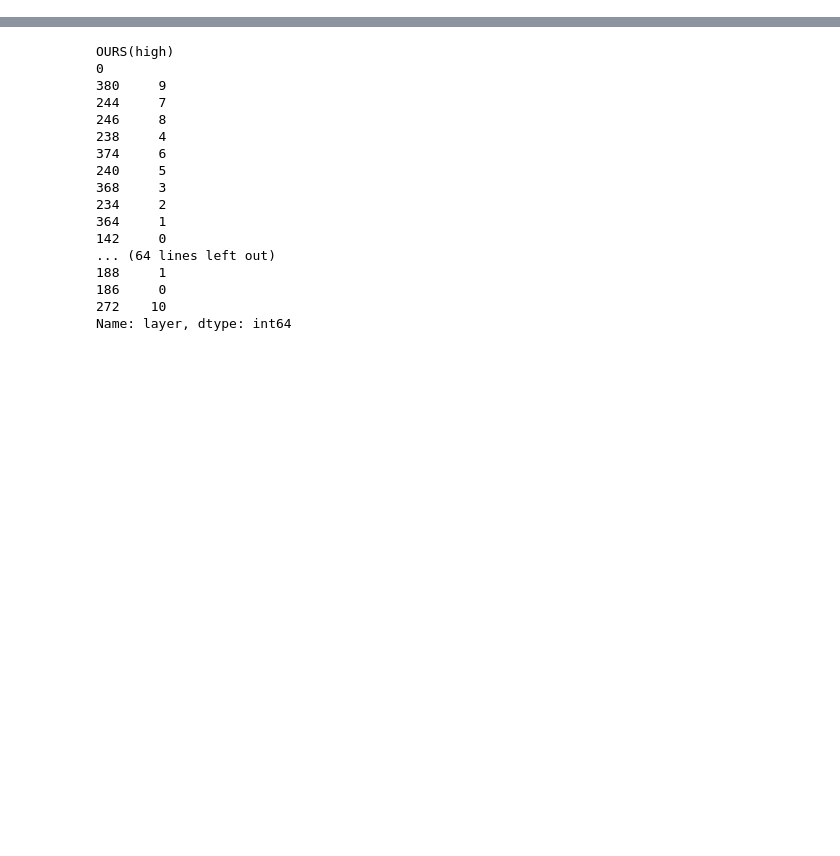
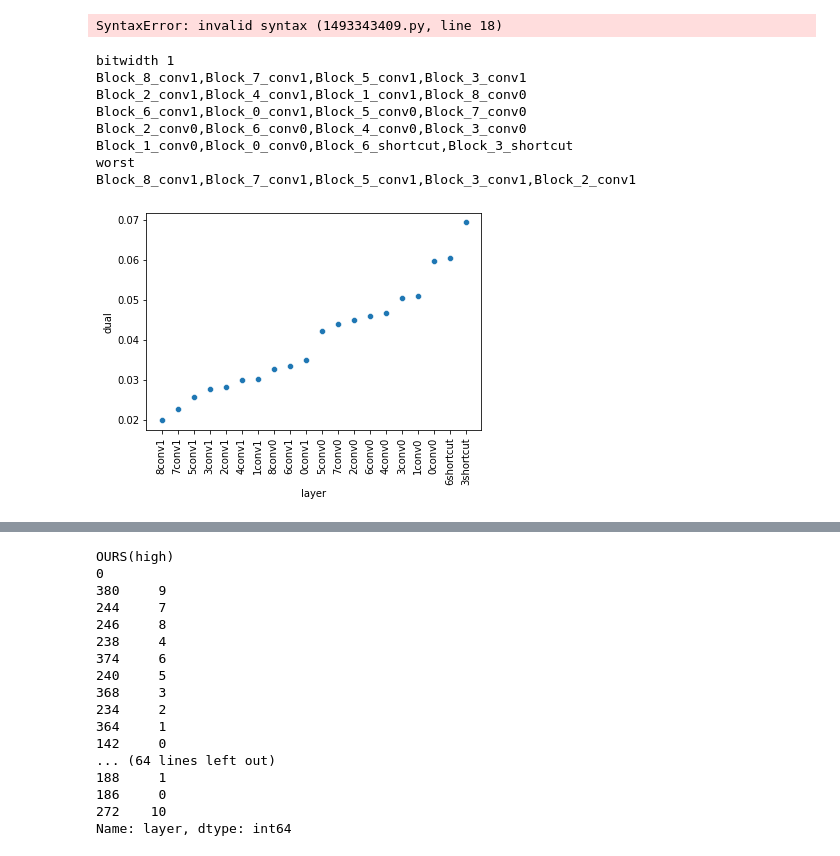
Before and after one commit to ihounie/con-qat, a Jupyter notebook: notebooks/per_layer_l2.ipynb, the cells around one changed output, grey strips where cells are left out. Saved outputs shown, nothing was run; the diff lists cells and outputs as text; code cells hidden in the pictures; blank space fills up the shorter version.

Commit message:
layer retrain

```diff
--- a/notebooks/per_layer_l2.ipynb
+++ b/notebooks/per_layer_l2.ipynb
@@ -73,0 +58,2 @@ for project in projects:
+# %%
+short_to_long_name = {"".join(l.split("_")[1:]):l for l in layer_names}
@@ -74,3 +110,57 @@ for project in projects:
+# %%
+import os
+bash_folder = "../scripts/layer_selection/"
+epsilon = {2: 0.7, 1:0.9}
+for split in ["train"]:
+    for bw in [2]:
+        print("bitwidth", bw)
+        query_df = all_df.query(f'bit_width=={bw} and split=="{split}" and epsilonlw<0.03')
+        query_df = query_df[["layer", "dual"]].groupby(['layer'], as_index=False).mean()
+        query_df = query_df.sort_values("dual")
+        sns.scatterplot(x ="layer", y="dual", data=query_df)
+        plt.xticks(rotation=90)
+        plt.show()
+        for num_l in [1, 2, 8]:
+            names = [short_to_long_name[name] for name in query_df['layer'][:num_l]]
+            layer_no_quant = ",".join(names)
+            bash = make_bash(layers_no_quant="", bitwidth=bw, epsilon=epsilon[bw], tag="worst")
+            file_name = "worst_{num_l}_bw_{bw}.sh"
+            with open(os.join(bash_folder, file_name), "r") as f:
+                f.write(bash)
+            names = [short_to_long_name[name] for name in query_df['layer'][-num_l:]]
+            layer_no_quant = ",".join(names)
+            bash = make_bash(layers_no_quant="", bitwidth=bw, epsilon=epsilon[bw], tag="best")
+            file_name = "worst_{num_l}_bw_{bw}.sh"
+            with open(os.join(bash_folder, file_name), "r") as f:
+                f.write(bash)
+# %% [output]
+SyntaxError: invalid syntax (1493343409.py, line 18)
+# %%
+for split in ["train"]:
+    for bw in [1]:
+        print("bitwidth", bw)
+        query_df = all_df.query(f'bit_width=={bw} and split=="{split}" and epsilonlw<0.03')
+        query_df = query_df[["layer", "dual"]].groupby(['layer'], as_index=False).mean()
+        query_df = query_df.sort_values("dual")
+        for i in range(5):
+            names = [short_to_long_name[name] for name in query_df['layer'][4*i:+4*(i+1)]]
+            print(",".join(names))
+        print("worst")
+        names = [short_to_long_name[name] for name in query_df["layer"][:5]]
+        print(",".join(names))
+        sns.scatterplot(x ="layer", y="dual", data=query_df)
+        plt.xticks(rotation=90)
+        plt.show()
+# %% [output]
+bitwidth 1
+Block_8_conv1,Block_7_conv1,Block_5_conv1,Block_3_conv1
+Block_2_conv1,Block_4_conv1,Block_1_conv1,Block_8_conv0
+Block_6_conv1,Block_0_conv1,Block_5_conv0,Block_7_conv0
+Block_2_conv0,Block_6_conv0,Block_4_conv0,Block_3_conv0
+Block_1_conv0,Block_0_conv0,Block_6_shortcut,Block_3_shortcut
+worst
+Block_8_conv1,Block_7_conv1,Block_5_conv1,Block_3_conv1,Block_2_conv1
+[figure, added]
 # %%
 split="train"
 bw=2
```
Also changed, not shown: parts of 6 cells of this notebook.
